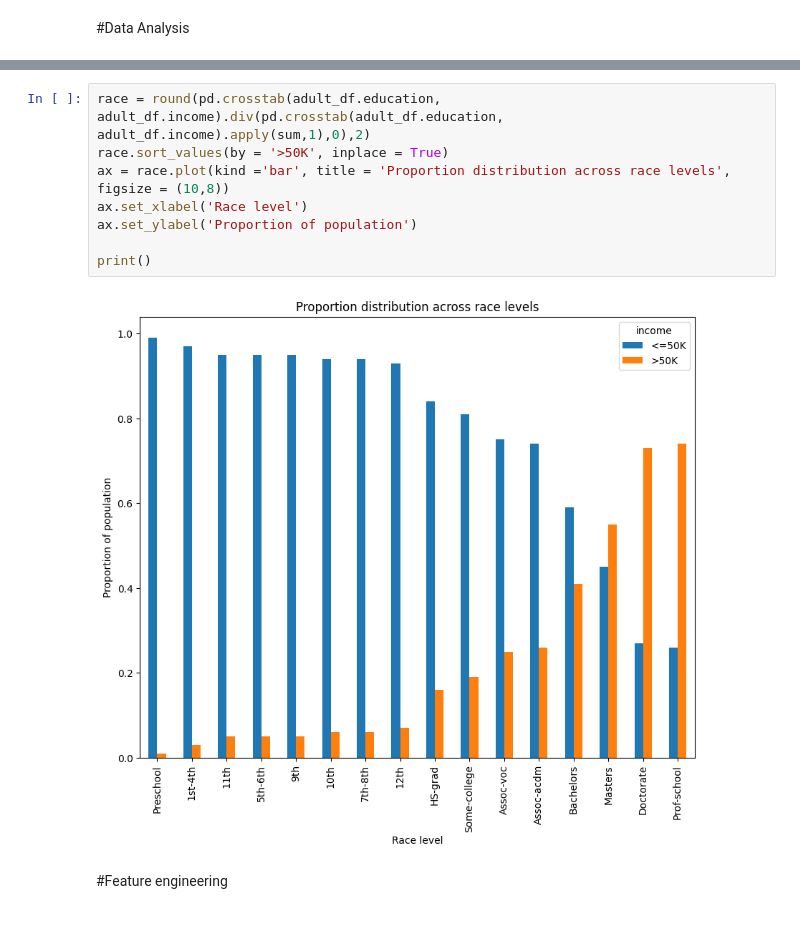
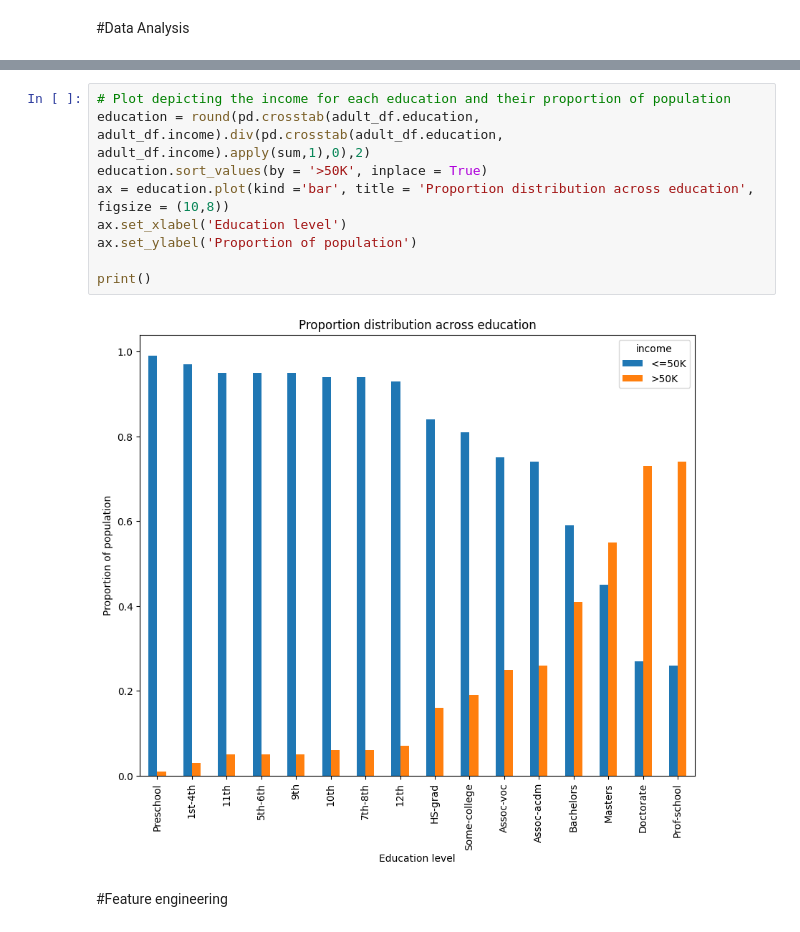
Before and after one commit to MohHaroon/Adult-Census-Income-Classification, a Jupyter notebook: Adult dataset Classification.ipynb, the cells around one changed output, grey strips where cells are left out. Drawn from its saved outputs; the diff is of its cells as text.

```diff
--- a/Adult dataset Classification.ipynb
+++ b/Adult dataset Classification.ipynb
@@ -331,15 +341,16 @@ print()
 # %% [output]
 [figure]
 # %%
-race = round(pd.crosstab(adult_df.education, adult_df.income).div(pd.crosstab(adult_df.education, adult_df.income).apply(sum,1),0),2)
-race.sort_values(by = '>50K', inplace = True)
-ax = race.plot(kind ='bar', title = 'Proportion distribution across race levels', figsize = (10,8))
-ax.set_xlabel('Race level')
+# Plot depicting the income for each education and their proportion of population
+education = round(pd.crosstab(adult_df.education, adult_df.income).div(pd.crosstab(adult_df.education, adult_df.income).apply(sum,1),0),2)
+education.sort_values(by = '>50K', inplace = True)
+ax = education.plot(kind ='bar', title = 'Proportion distribution across education', figsize = (10,8))
+ax.set_xlabel('Education level')
 ax.set_ylabel('Proportion of population')
 
 print()
 # %% [output]
-[figure, old version]
+[figure, new version]
 # %% [markdown]
 #Feature engineering
 # %%
```
Also changed, not shown: parts of 35 cells of this notebook.
